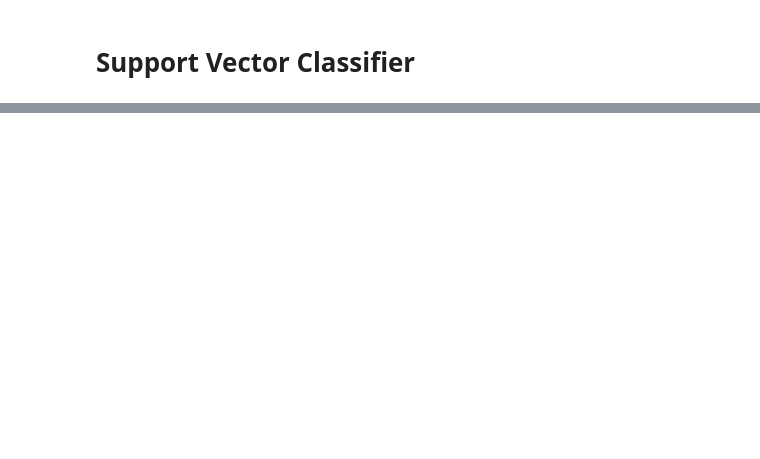
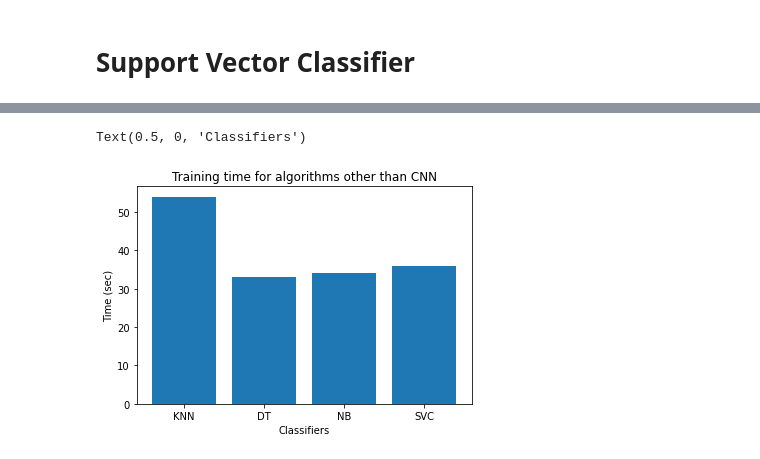
Before and after one commit to Prithvidhar/CSE4334_FinalProject, a Jupyter notebook: cse4334-mainproject.ipynb, the cells around one changed output, grey strips where cells are left out. Cells and saved outputs as stored; diff of their text form; code cells hidden in the pictures; blank space fills up the shorter version.

```diff
--- a/cse4334-mainproject.ipynb
+++ b/cse4334-mainproject.ipynb
@@ -838,0 +832,14 @@ plt.show()
+# %%
+#plotting cell
+%matplotlib inline
+import matplotlib.pyplot as plt
+timex = [ 'KNN', 'DT','NB','SVC']
+timey = [54,33,34,36]
+plt.bar(timex,timey)
+plt.title('Training time for algorithms other than CNN')
+plt.ylabel('Time (sec)')
+plt.xlabel('Classifiers')
+#CNN took >19000 seconds
+# %% [output]
+Text(0.5, 0, 'Classifiers')
+[figure, added]
```
Also changed, not shown: parts of 13 cells of this notebook.
